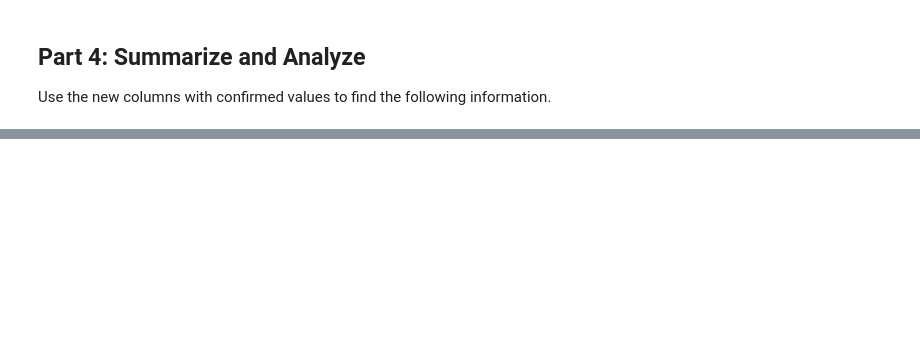
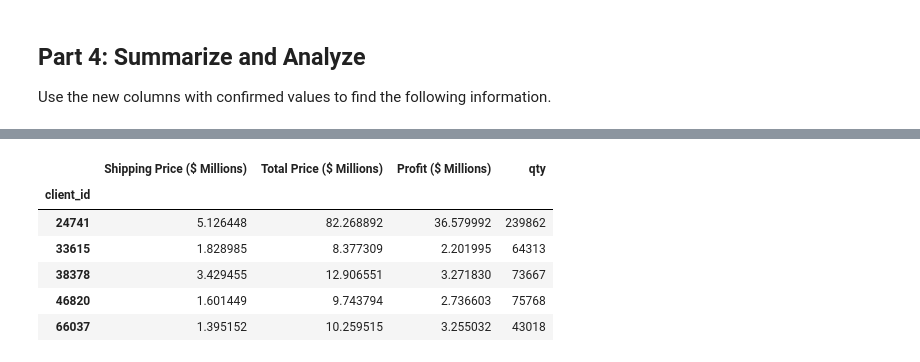
Before and after one commit to Ckeplinger199/pandas-challenge-1, a Jupyter notebook: wholesale_data_analysis_starter_code.ipynb, the cells around one changed output, grey strips where cells are left out. Cells and saved outputs as stored; diff of their text form; code cells hidden in the pictures; blank space fills up the shorter version.

```diff
--- a/wholesale_data_analysis_starter_code.ipynb
+++ b/wholesale_data_analysis_starter_code.ipynb
@@ -156,12 +152,9 @@ display(df)
 # Create a column for the cost of each line using unit cost, qty, and
 # shipping price (assume the shipping cost is exactly what is charged to the client).
 df = pd.read_csv('resources/client_dataset.csv')
-df['full_name'] = df['first'] + ' ' + df['last']
-df['subtotal'] = df['unit_price'] * df['qty']
-df['shipping_price'] = df['unit_weight'].apply(lambda x: 7 * x if x > 50 else 10 * x)
-df['total_price'] = (df['subtotal'] + df['shipping_price']) * 1.0925
-df['line_cost'] = (df['unit_cost'] * df['qty']) + df['shipping_price']
-display(df)
+df["shipping_price"] = df.apply((lambda x: (10 * x["qty"] * x["unit_weight"]) if (x["qty"] * x["unit_weight"]) <= 50 else (7 * x["qty"] * x["unit_weight"]) ), axis=1)
+df['line_cost'] = (df['unit_cost'] * df['qty']) + (df['shipping_price'])
+display(df.head())
 # %% [output]
 |  | first | last | job | phone | email | client_id | order_id | order_date | order_week | order_year | ... |
 | 0 | Donald | Harding | Immunologist | 793-904-7725x39308 | harding.donald.7185@sullivan.com | 58515 | 8953482 | 2023-04-28 | 17 | 2023 | ... |
@@ -261,15 +227,30 @@ Use the new columns with confirmed values to find the following information.
 # %%
 # Format the data and rename the columns to names suitable for presentation.
 
 # Define the money columns.
-
-
+shipping_price_conversion = {"shipping_price": "Shipping Price ($ Millions)"}
+total_price_conversion = {"total_price": "Total Price ($ Millions)"}
+profit_conversion = {"line_profit": "Profit ($ Millions)"}
 # Define a function that converts a dollar amount to millions.
-
+def currency_format_millions(value):
+    return value / 1000000
 
 # Apply the currency_format_millions function to only the money columns.
-
+formatted_df = pd.concat(
+    [df_summary_of_top_clients[["shipping_price", "total_price", "line_profit"]].applymap(currency_format_millions), df_summary_of_top_clients["qty"]],
+    axis=1
+)
 
 # Rename the columns to reflect the change in the money format.
+renamed_df = formatted_df.rename(columns={**shipping_price_conversion, **total_price_conversion, **profit_conversion})
+renamed_df
+# %% [output]
+|  | Shipping Price ($ Millions) | Total Price ($ Millions) | Profit ($ Millions) | qty |
+| client_id |  |  |  |  |
+| 24741 | 5.126448 | 82.268892 | 36.579992 | 239862 |
+| 33615 | 1.828985 | 8.377309 | 2.201995 | 64313 |
+| 38378 | 3.429455 | 12.906551 | 3.271830 | 73667 |
+| 46820 | 1.601449 | 9.743794 | 2.736603 | 75768 |
+| 66037 | 1.395152 | 10.259515 | 3.255032 | 43018 |
 # %%
 # Sort the updated data by "Total Profit (millions)" form highest to lowest and assign the sort to a new DatFrame.
```
Also changed, not shown: parts of 11 cells of this notebook.
